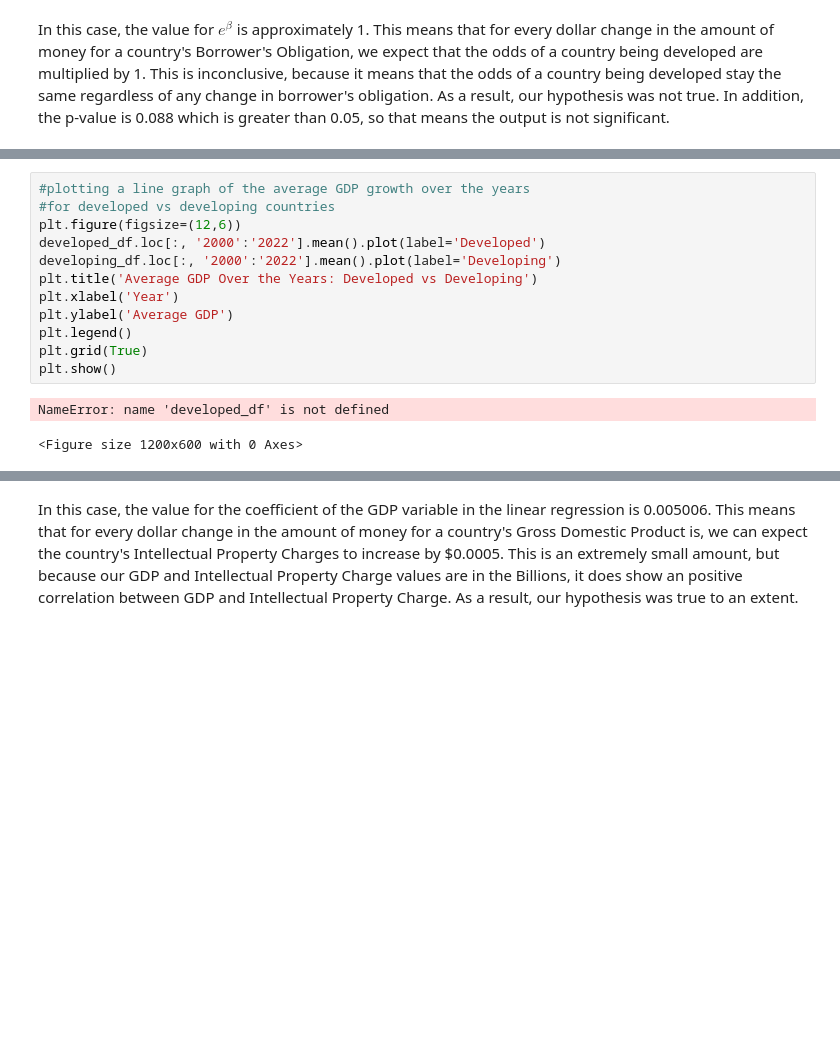
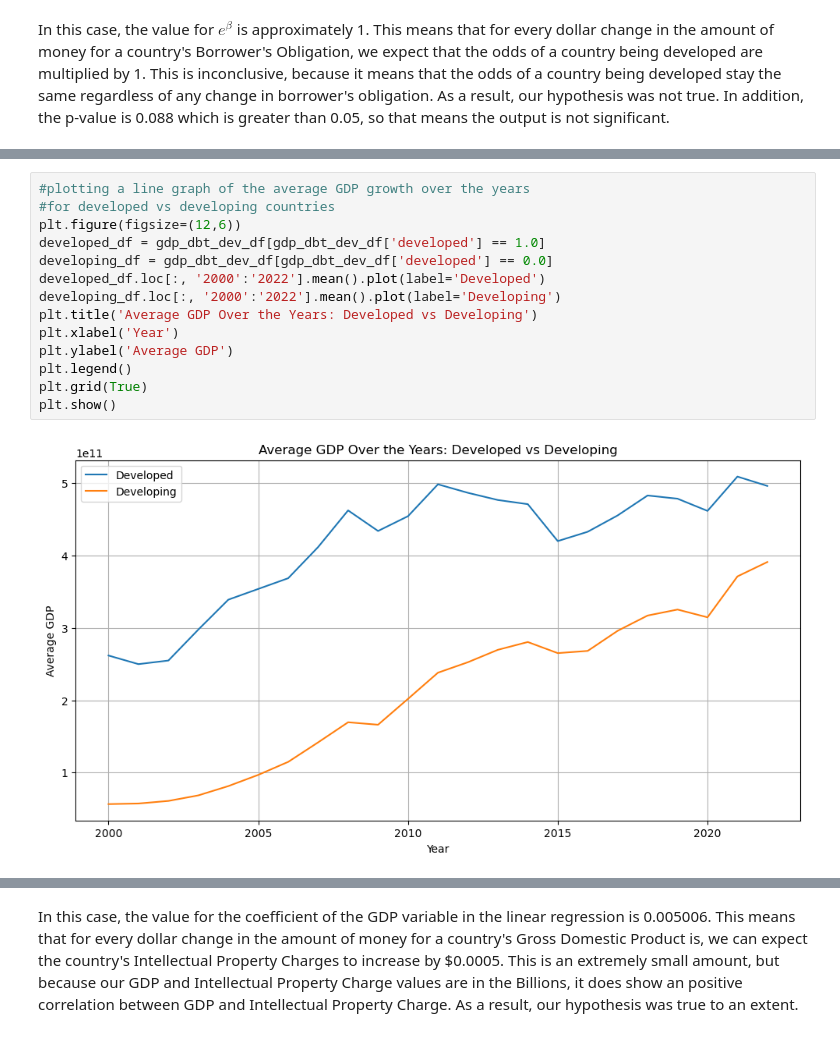
Before and after one commit to adityakakade432/info2950_final_project, a Jupyter notebook: Phase_4_Notebook.ipynb, the cells around one changed output, grey strips where cells are left out. Cells and saved outputs as stored; diff of their text form; blank space fills up the shorter version.

```diff
--- a/Phase_4_Notebook.ipynb
+++ b/Phase_4_Notebook.ipynb
@@ -435,18 +434,19 @@ plt.show()
 # %%
 #plotting a line graph of the average GDP growth over the years
 #for developed vs developing countries
 plt.figure(figsize=(12,6))
+developed_df = gdp_dbt_dev_df[gdp_dbt_dev_df['developed'] == 1.0]
+developing_df = gdp_dbt_dev_df[gdp_dbt_dev_df['developed'] == 0.0]
 developed_df.loc[:, '2000':'2022'].mean().plot(label='Developed')
 developing_df.loc[:, '2000':'2022'].mean().plot(label='Developing')
 plt.title('Average GDP Over the Years: Developed vs Developing')
 plt.xlabel('Year')
 plt.ylabel('Average GDP')
 plt.legend()
 plt.grid(True)
 plt.show()
 # %% [output]
-NameError: name 'developed_df' is not defined
-<Figure size 1200x600 with 0 Axes>
+[figure, added]
 # %%
 #analyzing the distribution of Borrower's Obligation for developed
 #vs developing countries in histogram
```
Also changed, not shown: parts of 19 cells of this notebook.
